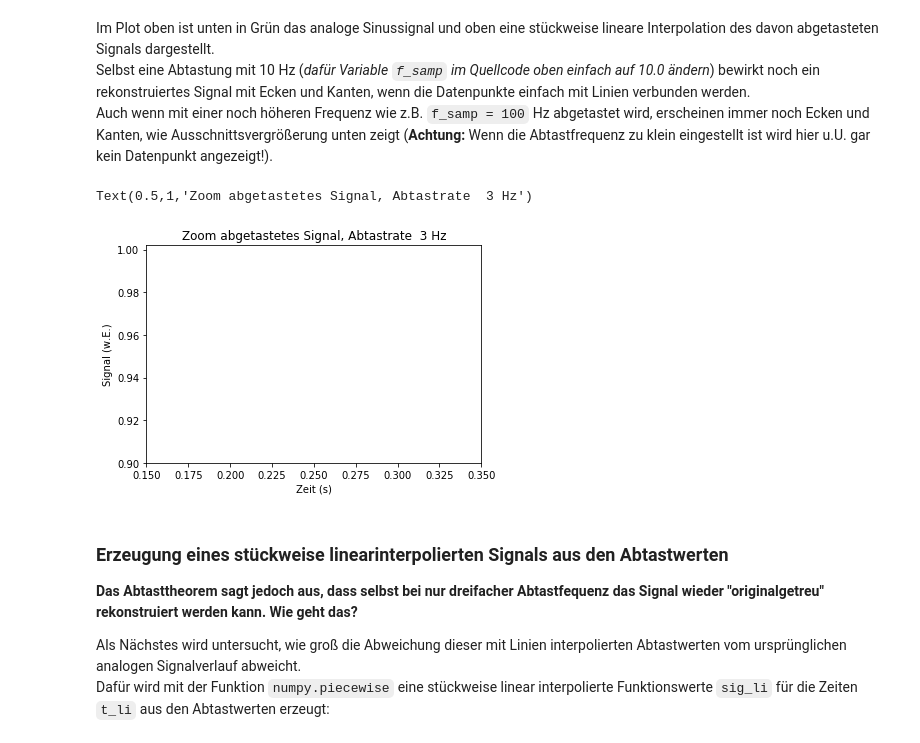
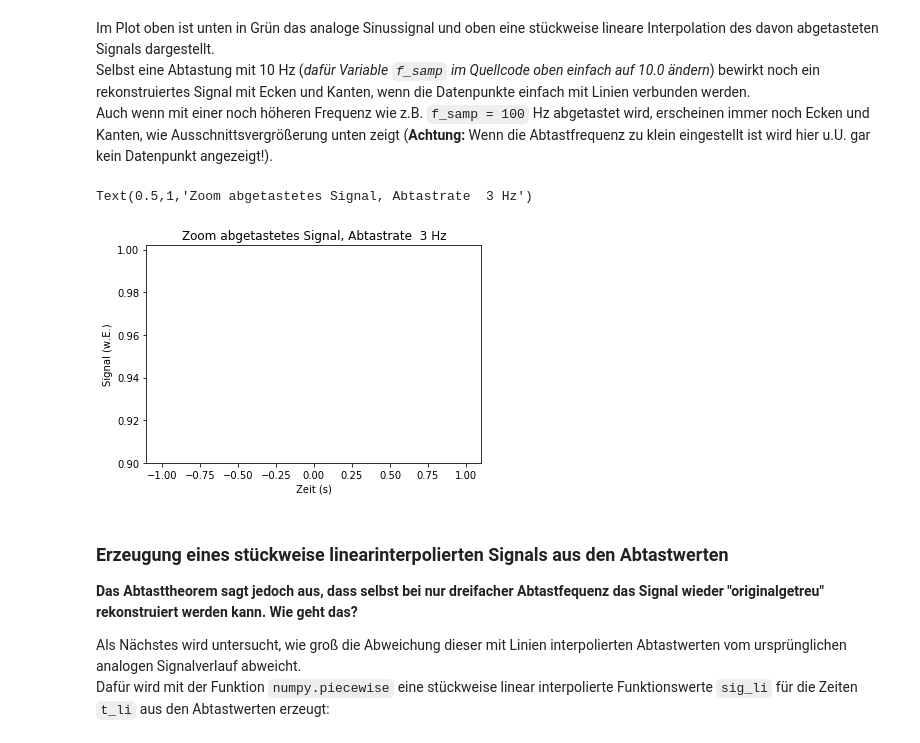
Before and after one commit to StefanMack/AbtastTheo, a Jupyter notebook: SamplTheorem.ipynb, the cells around one changed output. Cells and saved outputs as stored; diff of their text form; code cells hidden in the pictures.

```diff
--- a/SamplTheorem.ipynb
+++ b/SamplTheorem.ipynb
@@ -184,14 +184,14 @@ Auch wenn mit einer noch höheren Frequenz wie z.B. ``f_samp = 100`` Hz abgetast
 # %%
 fig,ax = plt.subplots()
 
 ax.plot(t_dig,sig_dig,'o--')
-ax.axis( xmin = 0.15, xmax = 0.35, ymin = 0.90, ymax = 1.002 ) # Nur Achsenausschnitte anzeigen
+ax.axis( left = 0.15, right = 0.35, ymin = 0.90, ymax = 1.002 ) # Nur Achsenausschnitte anzeigen
 ax.set_xlabel('Zeit (s)')
 ax.set_ylabel('Signal (w.E.)')
 ax.set_title('Zoom abgetastetes Signal, Abtastrate %2.0f Hz' % f_samp)
 # %% [output]
 Text(0.5,1,'Zoom abgetastetes Signal, Abtastrate  3 Hz')
-[figure, old version]
+[figure, new version]
 # %% [markdown]
 ### Erzeugung eines stückweise linearinterpolierten Signals aus den Abtastwerten
 **Das Abtasttheorem sagt jedoch aus, dass selbst bei nur dreifacher Abtastfequenz das Signal wieder "originalgetreu" rekonstruiert werden kann. Wie geht das?**
```
Also changed, not shown: parts of 4 cells of this notebook.
